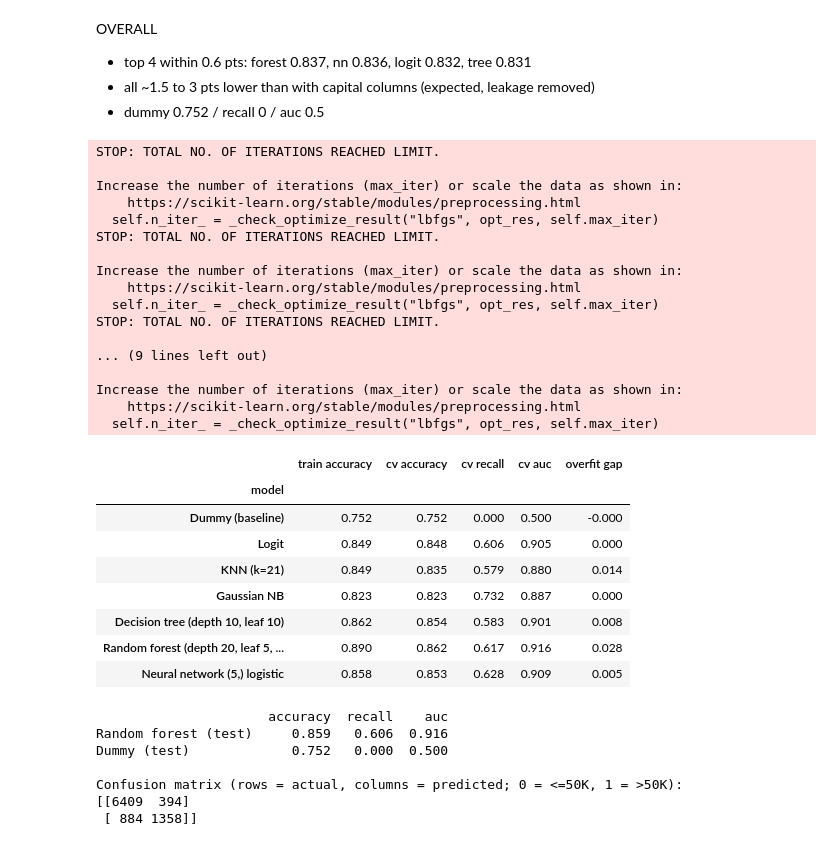
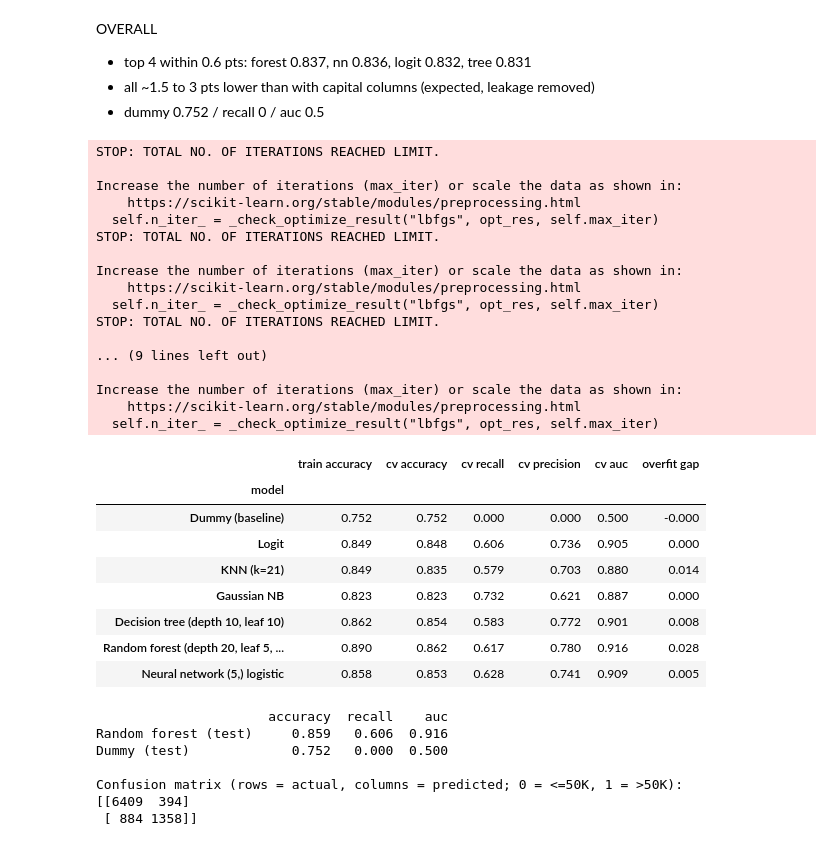
Before and after one commit to juliooo0/Team_A5, a Jupyter notebook: Predictive_Question.ipynb, the cells around one changed output. Saved outputs shown, nothing was run; the diff lists cells and outputs as text; code cells hidden in the pictures.

Commit message:
error diagnosis, the precision comparison, and the start of the new cost cell

```diff
--- a/Predictive_Question.ipynb
+++ b/Predictive_Question.ipynb
@@ -1169,43 +1169,44 @@ final_models = {
 rows = []
 for name, model in tqdm(final_models.items()):
     s = cross_validate(model, X_train_base, y_train, cv=cv,
-                       scoring=['accuracy', 'recall', 'roc_auc'], return_train_score=True)
+                       scoring=['accuracy', 'recall', 'precision', 'roc_auc'], return_train_score=True)
     rows.append({'model': name,
                  'train accuracy': s['train_accuracy'].mean(),
                  'cv accuracy': s['test_accuracy'].mean(),
                  'cv recall': s['test_recall'].mean(),
+                 'cv precision': s['test_precision'].mean(),
                  'cv auc': s['test_roc_auc'].mean()})
 
 final_cv_df = pd.DataFrame(rows).set_index('model')
 final_cv_df['overfit gap'] = final_cv_df['train accuracy'] - final_cv_df['cv accuracy']
 final_cv_df.round(3)
 # %% [output]
 STOP: TOTAL NO. OF ITERATIONS REACHED LIMIT.
 
 Increase the number of iterations (max_iter) or scale the data as shown in:
     https://scikit-learn.org/stable/modules/preprocessing.html
   self.n_iter_ = _check_optimize_result("lbfgs", opt_res, self.max_iter)
 STOP: TOTAL NO. OF ITERATIONS REACHED LIMIT.
 
 Increase the number of iterations (max_iter) or scale the data as shown in:
     https://scikit-learn.org/stable/modules/preprocessing.html
   self.n_iter_ = _check_optimize_result("lbfgs", opt_res, self.max_iter)
 STOP: TOTAL NO. OF ITERATIONS REACHED LIMIT.
 
 ... (9 lines left out)
 
 Increase the number of iterations (max_iter) or scale the data as shown in:
     https://scikit-learn.org/stable/modules/preprocessing.html
   self.n_iter_ = _check_optimize_result("lbfgs", opt_res, self.max_iter)
-|  | train accuracy | cv accuracy | cv recall | cv auc | overfit gap |
-| model |  |  |  |  |  |
-| Dummy (baseline) | 0.752 | 0.752 | 0.000 | 0.500 | -0.000 |
-| Logit | 0.849 | 0.848 | 0.606 | 0.905 | 0.000 |
-| KNN (k=21) | 0.849 | 0.835 | 0.579 | 0.880 | 0.014 |
-| Gaussian NB | 0.823 | 0.823 | 0.732 | 0.887 | 0.000 |
-| Decision tree (depth 10, leaf 10) | 0.862 | 0.854 | 0.583 | 0.901 | 0.008 |
-| Random forest (depth 20, leaf 5, ... | 0.890 | 0.862 | 0.617 | 0.916 | 0.028 |
-| Neural network (5,) logistic | 0.858 | 0.853 | 0.628 | 0.909 | 0.005 |
+|  | train accuracy | cv accuracy | cv recall | cv precision | cv auc | overfit gap |
+| model |  |  |  |  |  |  |
+| Dummy (baseline) | 0.752 | 0.752 | 0.000 | 0.000 | 0.500 | -0.000 |
+| Logit | 0.849 | 0.848 | 0.606 | 0.736 | 0.905 | 0.000 |
+| KNN (k=21) | 0.849 | 0.835 | 0.579 | 0.703 | 0.880 | 0.014 |
+| Gaussian NB | 0.823 | 0.823 | 0.732 | 0.621 | 0.887 | 0.000 |
+| Decision tree (depth 10, leaf 10) | 0.862 | 0.854 | 0.583 | 0.772 | 0.901 | 0.008 |
+| Random forest (depth 20, leaf 5, ... | 0.890 | 0.862 | 0.617 | 0.780 | 0.916 | 0.028 |
+| Neural network (5,) logistic | 0.858 | 0.853 | 0.628 | 0.741 | 0.909 | 0.005 |
 # %%
 # final test: train the winning model on ALL training data, score it ONCE on the held-back test set
 rf_final = RandomForestClassifier(n_estimators=500, max_depth=20, min_samples_leaf=5,
```
Also changed, not shown: parts of 3 cells of this notebook.
